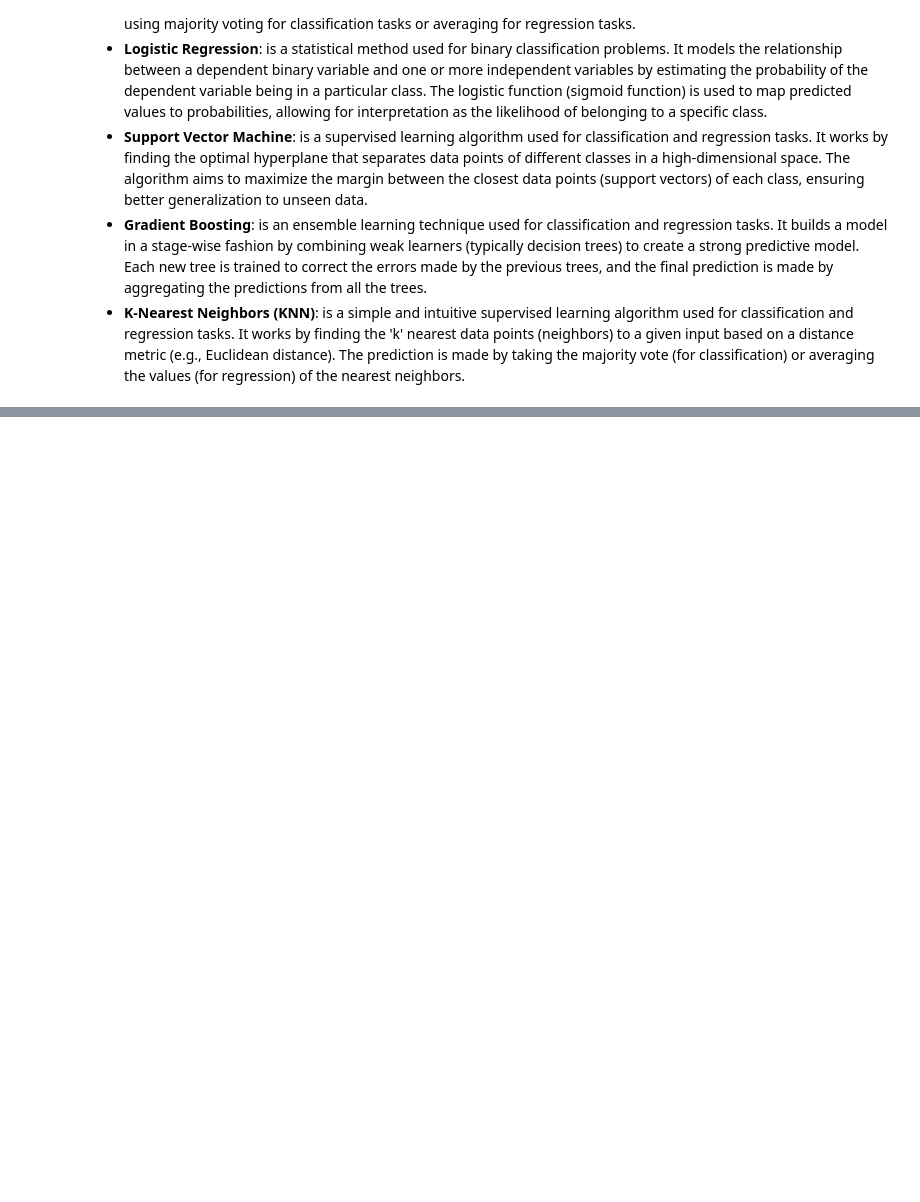
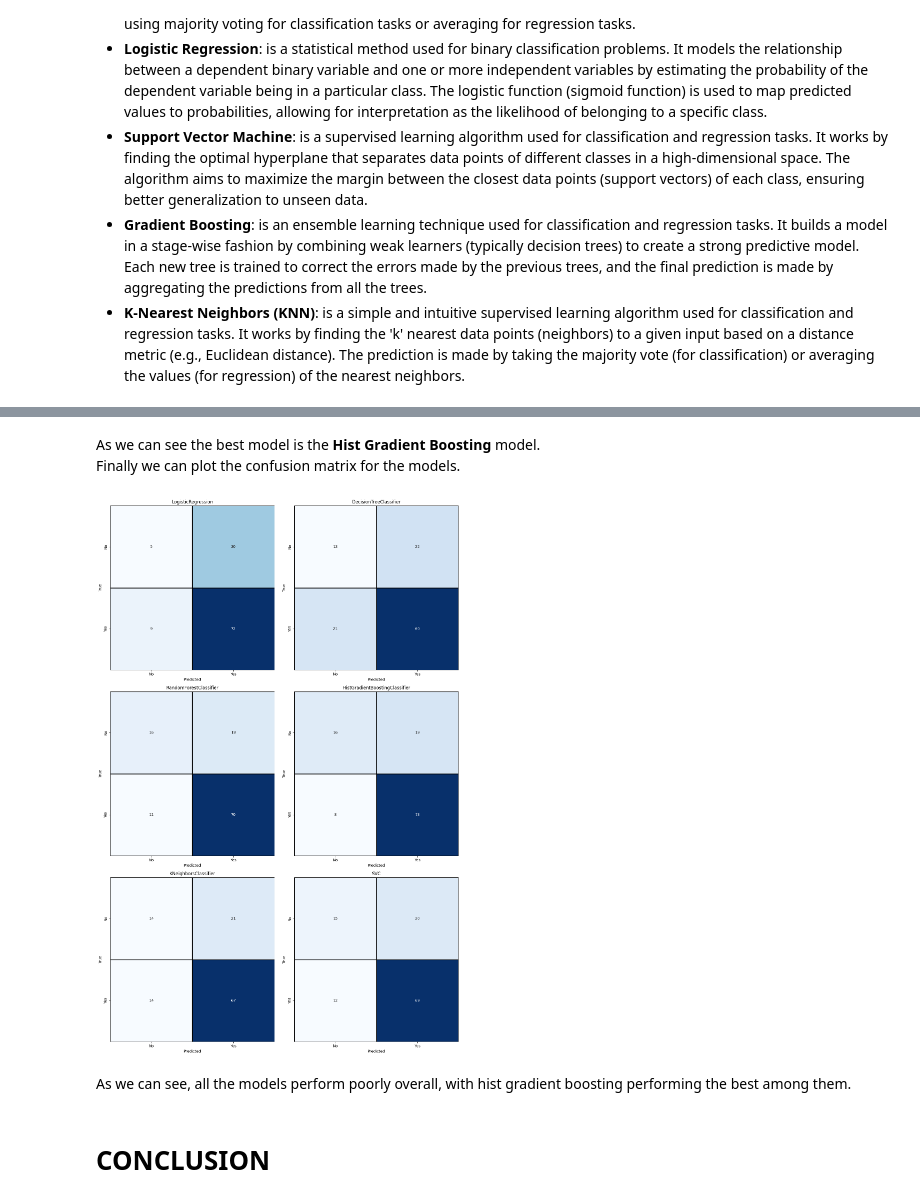
Before and after one commit to Nuzz23/KaggleChallenges, a Jupyter notebook: FinancialLoanApproval/sol.ipynb, the cells around one changed output, grey strips where cells are left out. Saved outputs shown, nothing was run; the diff lists cells and outputs as text; code cells hidden in the pictures; blank space fills up the shorter version.

```diff
--- a/FinancialLoanApproval/sol.ipynb
+++ b/FinancialLoanApproval/sol.ipynb
@@ -279 +314,19 @@ We will use the following models:
+# %%
+def computeMetrics(yTrue:pd.Series, yPred:pd.Series)->list[float]:
+    """
+    Compute the metrics for the model
+
+    Parameters:
+    yTrue (pd.Series) : True labels
+    yPred (pd.Series) : Predicted labels
+
+    Returns:
+    metrics (list[float]) : List of metrics computed
+        - accuracy (float) : Accuracy of the model
+        - precision (float) : Precision of the model
+        - recall (float) : Recall of the model
+        - f1 (float) : F1 score of the model
+        - confusion_matrix (np.ndarray) : Confusion matrix of the model
+    """
+    return [accuracy_score(yTrue, yPred), precision_score(yTrue, yPred), recall_score(yTrue, yPred), f1_score(yTrue, yPred), confusion_matrix(yTrue, yPred)]
 # %%
@@ -281,0 +357,2 @@ X_train, X_test, y_train, y_test = train_test_split(df, y, test_size=0.2, random
+# %%
+results = pd.DataFrame(testModels(MODELS, df, y, testSize=0.20), index=['Accuracy', 'Precision', 'Recall', 'F1', 'Confusion Matrix']).T
@@ -281,0 +388,27 @@ X_train, X_test, y_train, y_test = train_test_split(df, y, test_size=0.2, random
+# %% [markdown]
+As we can see the best model is the <b>Hist Gradient Boosting</b> model. <br>
+Finally we can plot the confusion matrix for the models. <br>
+# %%
+fig, ax = plt.subplots(figsize=(14, 7 * len(MODELS) // 2), nrows=len(MODELS) // 2, ncols=2)
+
+for i, model in enumerate(MODELS):
+    sns.heatmap(results.loc[model.__class__.__name__, 'Confusion Matrix'].reshape(2, 2), annot=True, fmt='d',
+                cmap='Blues', cbar=False, ax=ax[i // 2, i % 2], linecolor='black', linewidths=1)
+
+    ax[i // 2, i % 2].set_title(model.__class__.__name__)
+    ax[i // 2, i % 2].set_xlabel('Predicted')
+    ax[i // 2, i % 2].set_ylabel('True')
+    ax[i // 2, i % 2].set_xticklabels(['No', 'Yes'], rotation=0)
+    ax[i // 2, i % 2].set_yticklabels(['No', 'Yes'])
+    ax[i // 2, i % 2].grid(False)
+    ax[i // 2, i % 2].set_aspect('equal')
+plt.tight_layout()
+plt.show()
+
+del fig, ax, i, model
+# %% [output]
+[figure, added]
+# %% [markdown]
+As we can see, all the models perform poorly overall, with hist gradient boosting performing the best among them. <br>
+# %% [markdown]
+# <b>CONCLUSION</b>
```
Also changed, not shown: parts of 13 cells of this notebook.
